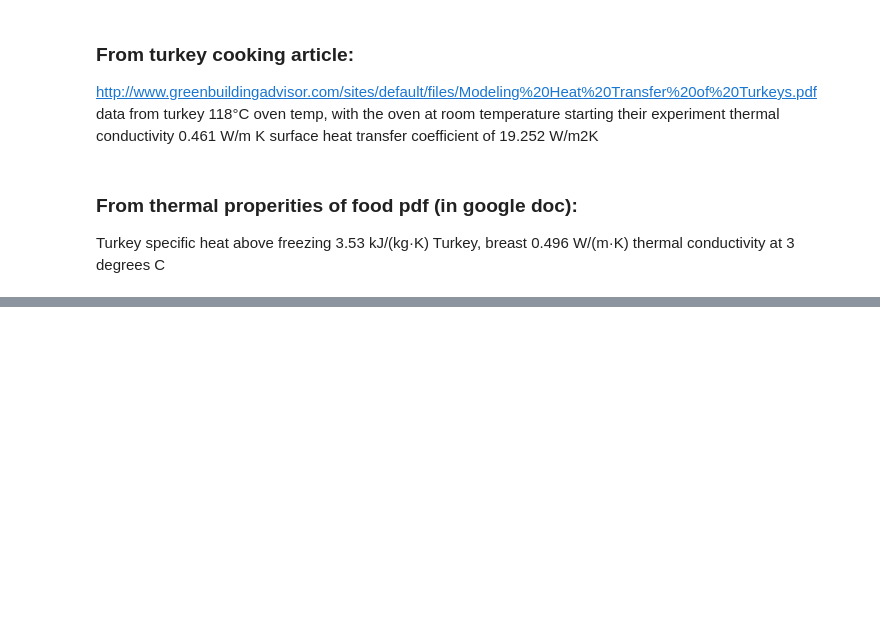
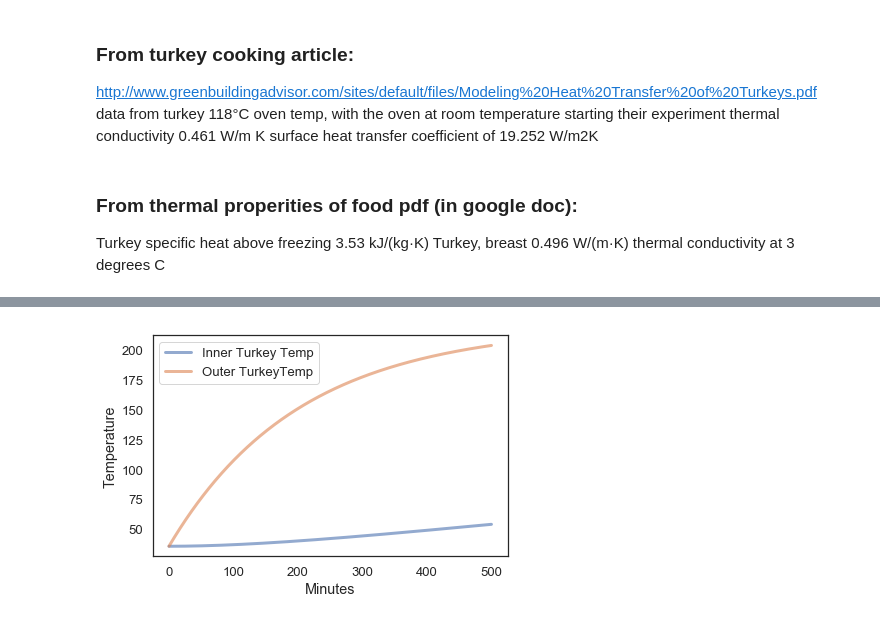
Before and after one commit to MellieZito/Project-2, a Jupyter notebook: code/Turkey.ipynb, the cells around one changed output, grey strips where cells are left out. Drawn from its saved outputs; the diff is of its cells as text; code cells hidden in the pictures; blank space fills up the shorter version.

```diff
--- a/code/Turkey.ipynb
+++ b/code/Turkey.ipynb
@@ -83,0 +24,17 @@ Turkey, breast 0.496 W/(m·K) thermal conductivity at 3 degrees C
+# %%
+def make_system(params, T_oven, T_init, t_end):
+    """Make a system object for the turkey model.
+    inner is inner temperature of turkey
+    outer is outer temperature of turkey
+
+    params is the r and C values for thermal compartments
+    t_end is when the turkey is taken out of the oven
+    )
+
+    returns: System object
+    """
+    #initial temperatures are of the temperature of pre-heated oven
+    init = State(T_inner=T_init, T_outer=T_init)
+
+    return System(init=init, t0=0, t_end=t_end, T_oven=T_oven,
+                  params = params)
@@ -83,0 +68,15 @@ Turkey, breast 0.496 W/(m·K) thermal conductivity at 3 degrees C
+# %%
+def plot_results(inner, outer):
+    """Plot the inner and outer temperatures of the Turkey
+
+    inner: TimeSeries
+    outer: TimeSeries
+
+    """
+    inner_f=convert_k_to_f(inner)
+    outer_f=convert_k_to_f(outer)
+    plot(inner_f, '-', label='Inner Turkey Temp')
+    plot(outer_f, '-', label='Outer TurkeyTemp')
+
+    decorate(xlabel='Minutes',
+             ylabel='Temperature')
@@ -83,0 +86,7 @@ Turkey, breast 0.496 W/(m·K) thermal conductivity at 3 degrees C
+# %%
+params = Params(
+    r_outer = 0.043, #Km^2/W
+    r_inner = 0.282, #Km^2/W
+    c_inner = 10450, #J/K
+    c_outer = 5330, #J/K
+    )
@@ -83,0 +99,3 @@ Turkey, breast 0.496 W/(m·K) thermal conductivity at 3 degrees C
+# %%
+system=make_system(params,391,275,500)
+results, details=run_ode_solver(system,slope_func,max_step=1)
@@ -83,0 +120,4 @@ Turkey, breast 0.496 W/(m·K) thermal conductivity at 3 degrees C
+# %%
+plot_results(results.T_inner, results.T_outer)
+# %% [output]
+[figure, added]
```
Also changed, not shown: parts of 12 cells of this notebook.
